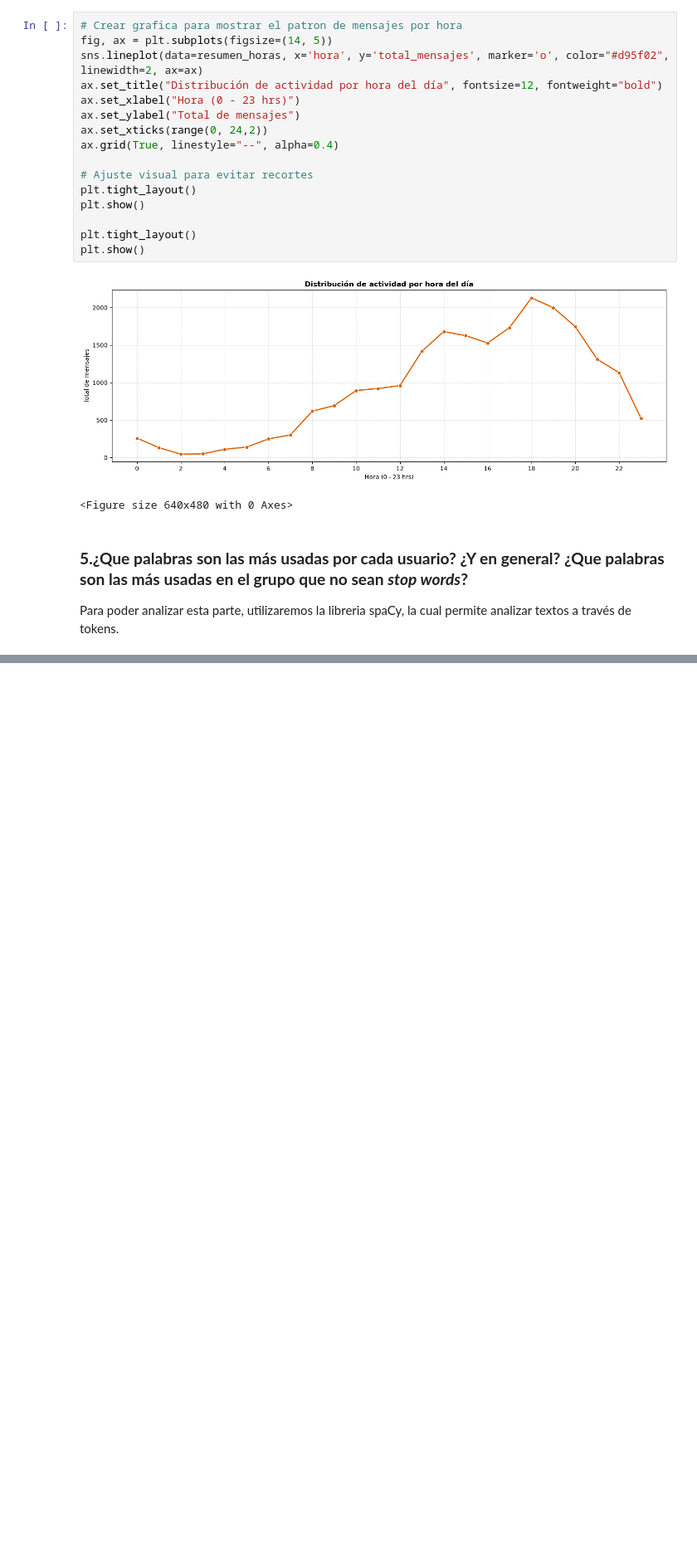
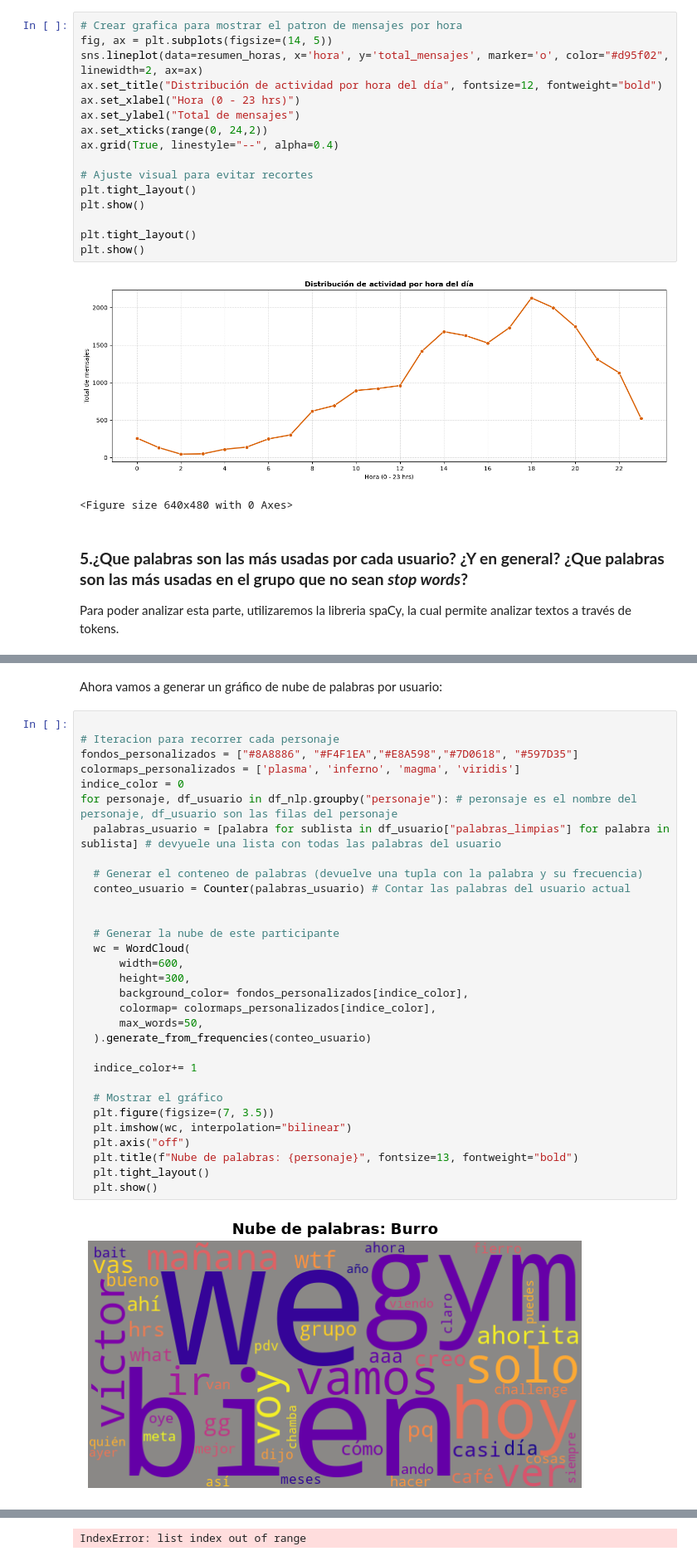
Before and after one commit to victorve-l/Historial_Whatsapp_Victor, a Jupyter notebook: notebooks/3.0-vd-EDA.ipynb, the cells around one changed output, grey strips where cells are left out. Shown at 83% size. Drawn from its saved outputs; the diff is of its cells as text; blank space fills up the shorter version.

```diff
--- a/notebooks/3.0-vd-EDA.ipynb
+++ b/notebooks/3.0-vd-EDA.ipynb
@@ -646,0 +614,35 @@ display(df_top_adjetivos)
+# %% [markdown]
+Ahora vamos a generar un gráfico de nube de palabras por usuario:
+# %%
+
+# Iteracion para recorrer cada personaje
+fondos_personalizados = ["#8A8886", "#F4F1EA","#E8A598","#7D0618", "#597D35"]
+colormaps_personalizados = ['plasma', 'inferno', 'magma', 'viridis']
+indice_color = 0
+for personaje, df_usuario in df_nlp.groupby("personaje"): # peronsaje es el nombre del personaje, df_usuario son las filas del personaje
+  palabras_usuario = [palabra for sublista in df_usuario["palabras_limpias"] for palabra in sublista] # devyuele una lista con todas las palabras del usuario
+
+  # Generar el conteneo de palabras (devuelve una tupla con la palabra y su frecuencia)
+  conteo_usuario = Counter(palabras_usuario) # Contar las palabras del usuario actual
+
+
+  # Generar la nube de este participante
+  wc = WordCloud(
+      width=600,
+      height=300,
+      background_color= fondos_personalizados[indice_color],
+      colormap= colormaps_personalizados[indice_color],
+      max_words=50,
+  ).generate_from_frequencies(conteo_usuario)
+
+  indice_color+= 1
+
+  # Mostrar el gráfico
+  plt.figure(figsize=(7, 3.5))
+  plt.imshow(wc, interpolation="bilinear")
+  plt.axis("off")
+  plt.title(f"Nube de palabras: {personaje}", fontsize=13, fontweight="bold")
+  plt.tight_layout()
+  plt.show()
+# %% [output]
+[figure, added]
@@ -646,0 +652 @@ display(df_top_adjetivos)
+IndexError: list index out of range
```
Also changed, not shown: parts of 7 cells of this notebook, 13 other files.
